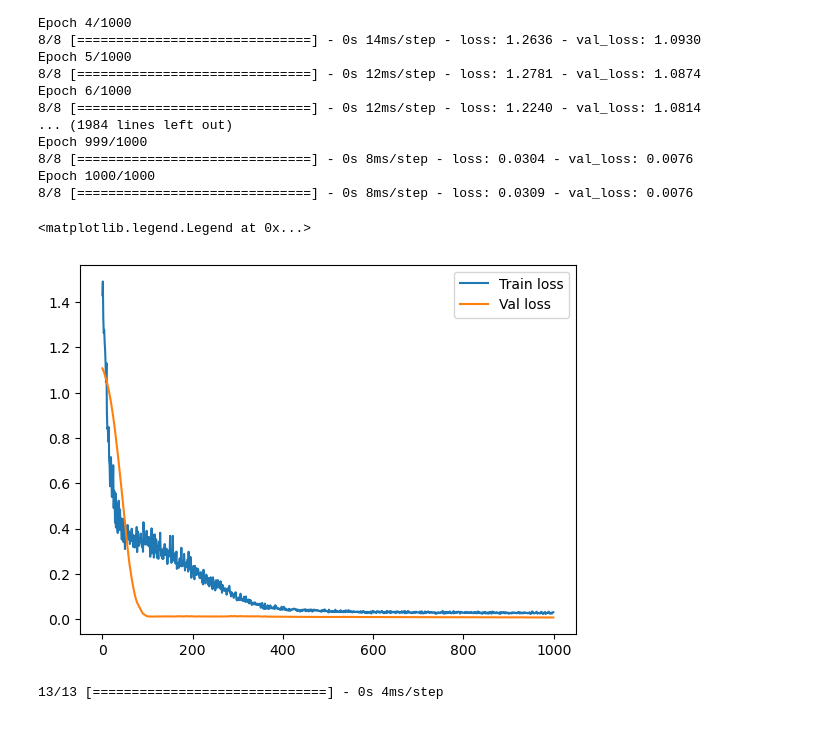
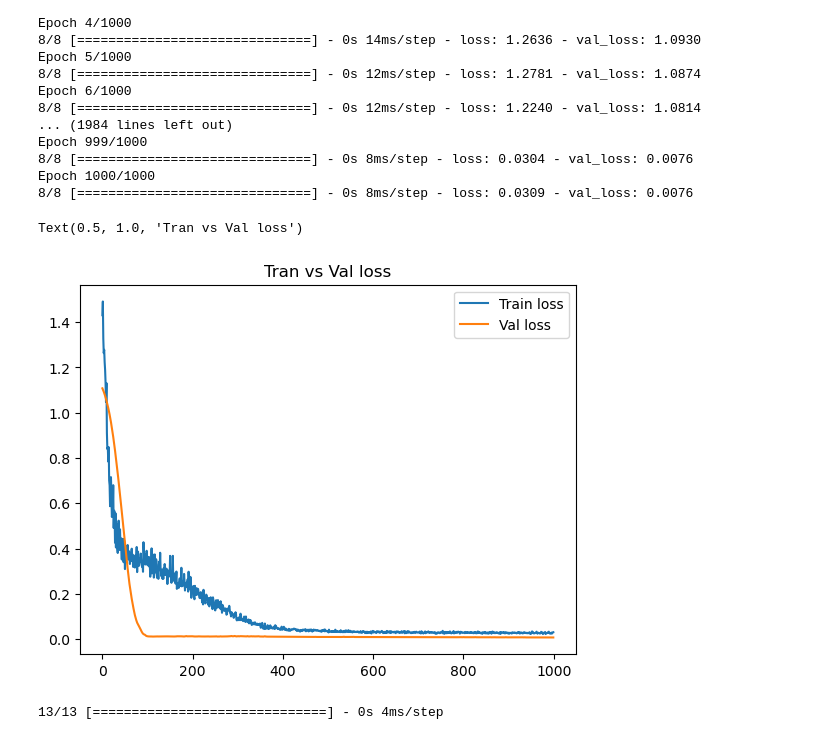
Before and after one commit to mohamedzayyan/machinelearningprojects, a Jupyter notebook: Time-series analysis/Tesla stock prediction/LSTM - Univariate example.ipynb, the cells around one changed output. Drawn from its saved outputs; the diff is of its cells as text; code cells hidden in the pictures.

```diff
--- a/Time-series analysis/Tesla stock prediction/LSTM - Univariate example.ipynb
+++ b/Time-series analysis/Tesla stock prediction/LSTM - Univariate example.ipynb
@@ -177,10 +177,11 @@ Epoch 1000/1000
 # %%
 plt.plot(history.history['loss'])
 plt.plot(history.history['val_loss'])
 plt.legend(['Train loss', 'Val loss'])
+plt.title('Tran vs Val loss')
 # %% [output]
-<matplotlib.legend.Legend at 0x...>
+Text(0.5, 1.0, 'Tran vs Val loss')
-[figure, old version]
+[figure, new version]
 # %%
 all_predictions = model.predict(X, batch_size=batch_size)
 # %% [output]
```
Also changed, not shown: 1 other file.
